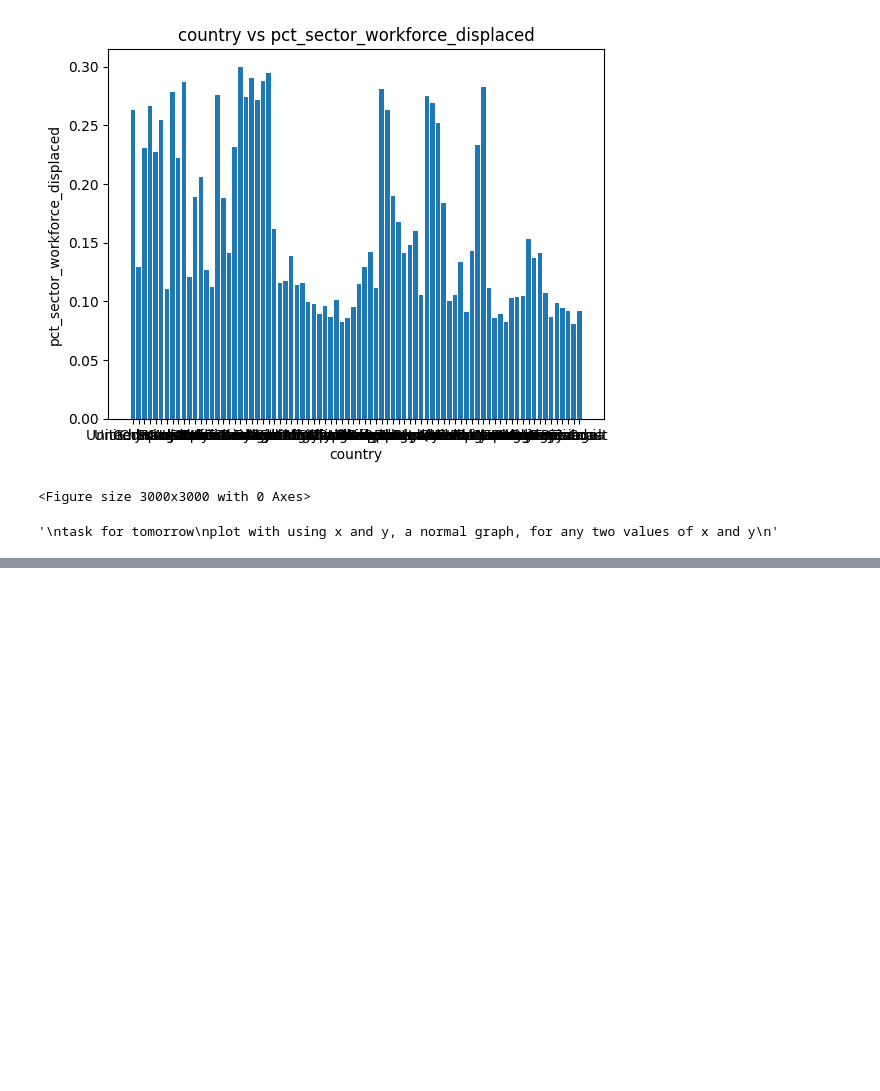
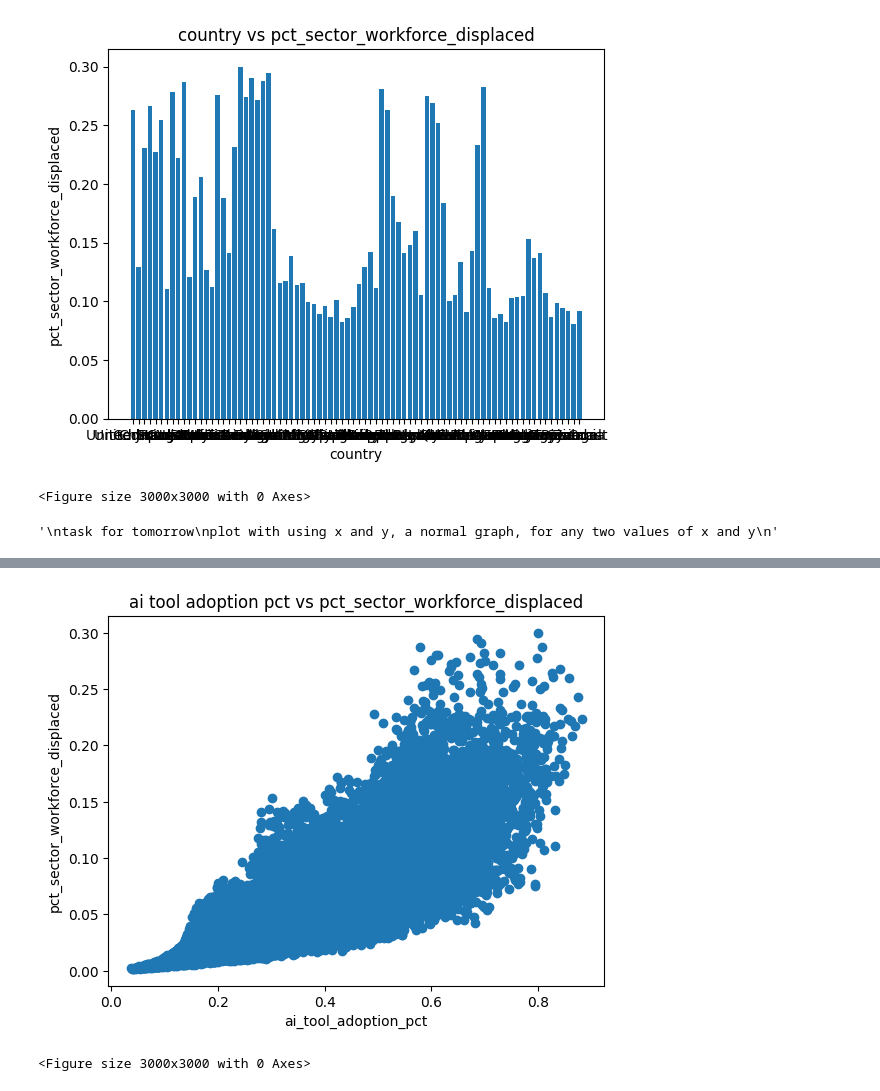
Before and after one commit to Yaduleo/data-science-internship, a Jupyter notebook: 15_5.ipynb, the cells around one changed output, grey strips where cells are left out. Cells and saved outputs as stored; diff of their text form; code cells hidden in the pictures; blank space fills up the shorter version.

```diff
--- a/15_5.ipynb
+++ b/15_5.ipynb
@@ -484,0 +597,12 @@ plot with using x and y, a normal graph, for any two values of x and y
+# %%
+x=df['ai_tool_adoption_pct']
+y=df['pct_sector_workforce_displaced']
+plt.scatter(x,y)
+plt.xlabel('ai_tool_adoption_pct')
+plt.ylabel('pct_sector_workforce_displaced')
+plt.title('ai tool adoption pct vs pct_sector_workforce_displaced')
+plt.figure(figsize=(30, 30))
+plt.show()
+# %% [output]
+[figure, added]
+<Figure size 3000x3000 with 0 Axes>
```
Also changed, not shown: parts of 23 cells of this notebook.
